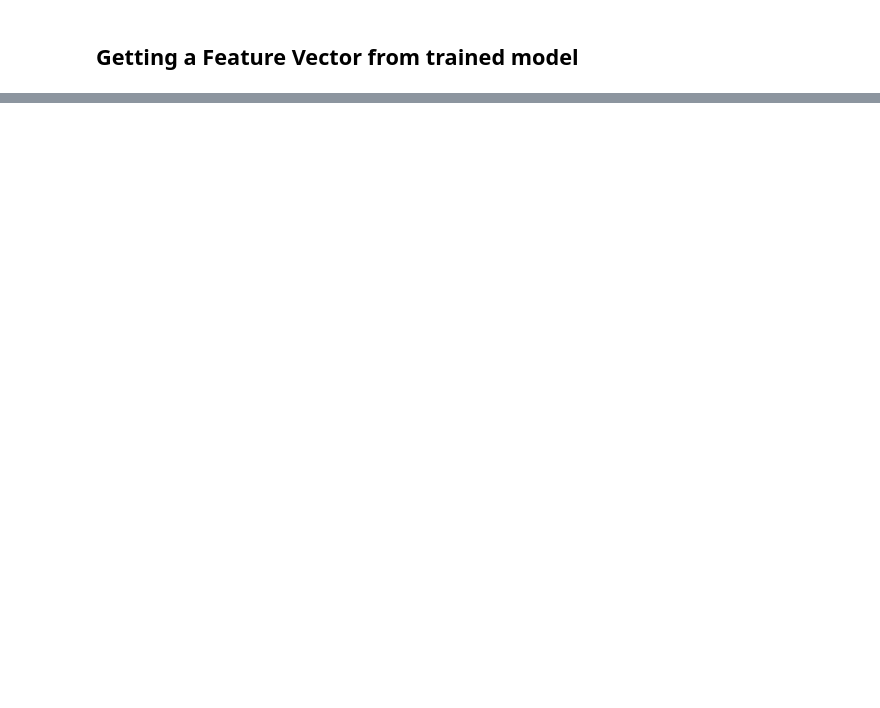
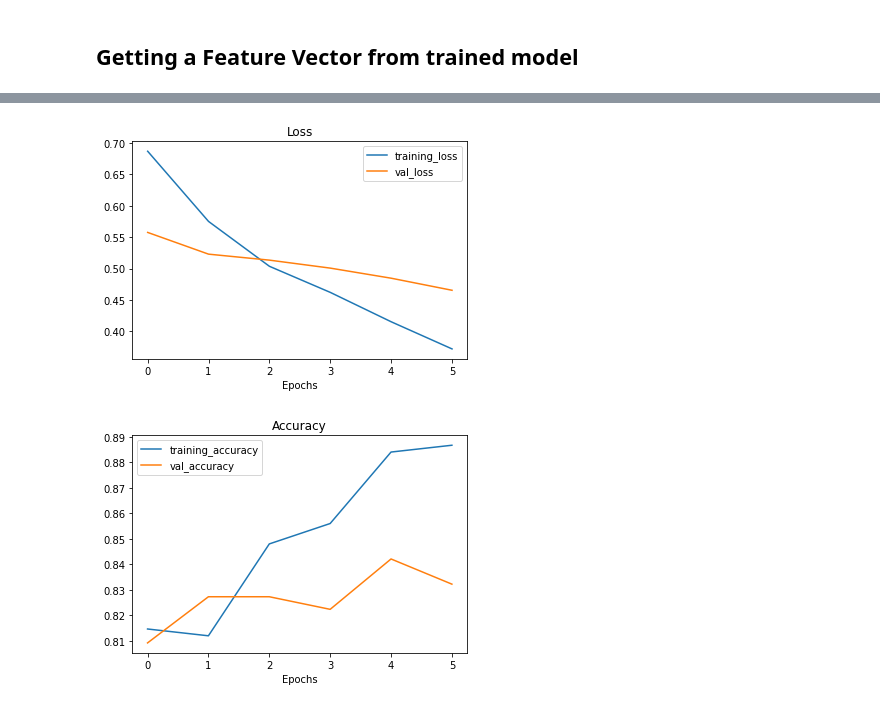
Before and after one commit to priteshkeleven/tf_course, a Jupyter notebook: transfer_learning_part_2_fine_tuning.ipynb, the cells around one changed output, grey strips where cells are left out. Cells and saved outputs as stored; diff of their text form; code cells hidden in the pictures; blank space fills up the shorter version.

Commit message:
Completed fine tuning module

```diff
--- a/transfer_learning_part_2_fine_tuning.ipynb
+++ b/transfer_learning_part_2_fine_tuning.ipynb
@@ -267,0 +660,2 @@ tf.reduce_mean(input_tensor, axis=[1, 2])
+# %%
+model_2.load_weights(checkpoint_path)
@@ -267,0 +729,12 @@ tf.reduce_mean(input_tensor, axis=[1, 2])
+# %%
+# To begin fine tuning, lets start by setting last 10 layers of our base_model.trainable =True
+base_model.trainable = True
+
+# Freeze all layers except last 10
+for layer in base_model.layers[:-10]:
+    layer.trainable = False
+
+# Recompile (Do this every time we make change in model)
+model_2.compile(loss="categorical_crossentropy",
+               optimizer=tf.keras.optimizers.Adam(learning_rate=0.0001), # when fine tuning, lower the learning rate by 10x
+               metrics=["accuracy"])
@@ -267,0 +768,11 @@ tf.reduce_mean(input_tensor, axis=[1, 2])
+# %%
+# Fine tune for another 5 epochs
+fine_tune_epochs = initial_epochs + 5
+
+# Refit the model
+history_fine_10_percent_data_aug = model_2.fit(train_10_percent_data,
+                                            epochs=fine_tune_epochs,
+                                            validation_data=test_data,
+                                            validation_steps=int(0.25 * len(test_data)),
+                                            initial_epoch=history_model_2.epoch[-1],
+                                            callbacks=[create_tensorboard_callback(dir_name="transfer_learning", experiment_name="10_percent_fine_tune_last_10")])
@@ -267,0 +798,6 @@ tf.reduce_mean(input_tensor, axis=[1, 2])
+# %%
+# Check out plot loss curves
+plot_loss_curves(history_fine_10_percent_data_aug)
+# %% [output]
+[figure, added]
+[figure, added]
```
Also changed, not shown: parts of 88 cells of this notebook.
